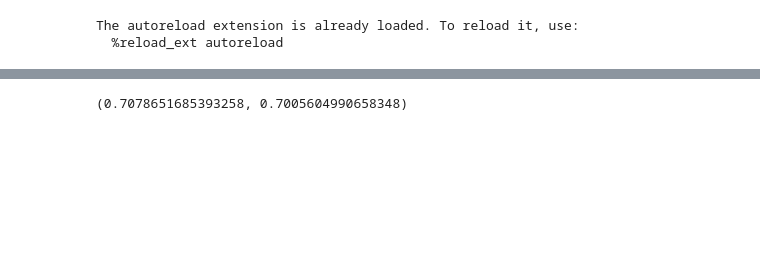
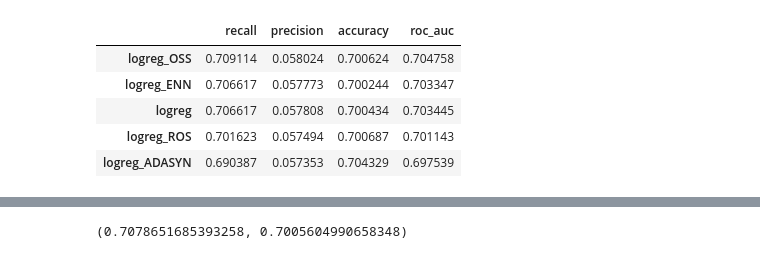
Before and after one commit to AlexChicote/BarcelonaAccidents2024, a Jupyter notebook: modeling/modellingBA.ipynb, the cells around one changed output, grey strips where cells are left out. Cells and saved outputs as stored; diff of their text form; code cells hidden in the pictures; blank space fills up the shorter version.

```diff
--- a/modeling/modellingBA.ipynb
+++ b/modeling/modellingBA.ipynb
@@ -3,14 +3,16 @@ import pandas as pd
 import numpy as np
 import pickle
 import random
+import matplotlib.pyplot as plt
 
 ##sklearn
 from sklearn.pipeline import Pipeline
 from sklearn.impute import SimpleImputer
 from sklearn.compose import ColumnTransformer
 from sklearn.preprocessing import MinMaxScaler,OrdinalEncoder,OneHotEncoder
-from sklearn.model_selection import train_test_split, GridSearchCV, StratifiedKFold
-from sklearn.metrics import accuracy_score, recall_score, precision_score, roc_auc_score
+from sklearn.model_selection import train_test_split, GridSearchCV, StratifiedKFold,RandomizedSearchCV
+from sklearn.metrics import accuracy_score, recall_score, precision_score
+from sklearn.metrics import roc_auc_score, roc_curve, ConfusionMatrixDisplay,confusion_matrix
 
 from sklearn.linear_model import LogisticRegression
 
@@ -29,14 +31,28 @@ model_dict
 
 oversamplers=fb2.oversamplings
 undersamplers=fb2.undersamplings
-metrics=fb2.metrics
+metric_dict=fb2.metrics
 model_dict['models']=fb2.models_dict
 model_dict['models']
 # model_dict['metrics']=[{'recall':recall_score}]
-model_dict['metrics']=metrics
+model_dict['metrics']=metric_dict
 num_features=[col[0] for col in model_dict['numerical_features'].items() if col[1]>1]
 cat_features=[col[0] for col in model_dict['categorical_features'].items() if col[1]>1]
 acc=pd.read_csv('./data/accidents_weather_eng_2023.csv')
+X=acc[num_features +cat_features]
+y=acc.target
+X_train, X_test, y_train, y_test = train_test_split(X,y,random_state=2024)
+numeric_transformer = Pipeline(
+    steps=[("imputer", SimpleImputer(strategy="median")), ("scaler", MinMaxScaler())]
+)
+categorical_transformer = Pipeline(
+    steps=[
+        ("encoder", OneHotEncoder(handle_unknown="ignore",drop='first'))
+    ]
+)
+preprocessor = ColumnTransformer(
+    transformers=[
+        ("num", numeric_transformer, num_features),
+        ("cat", categorical_transformer, cat_features),
+    ]
+)
-# %% [output]
-The autoreload extension is already loaded. To reload it, use:
-  %reload_ext autoreload
@@ -120,4 +114,11 @@ pd.concat([df_scores,df_scores_over,df_scores_under]).to_csv('df_results.csv')
 # %%
-import pandas as pd
 results=pd.read_csv('df_results.csv',index_col=[0])
-results.head()
+results[results.accuracy>0.7].sort_values('recall',ascending=False).head()
+#logreg is the clear winner
+# %% [output]
+|  | recall | precision | accuracy | roc_auc |
+| logreg_OSS | 0.709114 | 0.058024 | 0.700624 | 0.704758 |
+| logreg_ENN | 0.706617 | 0.057773 | 0.700244 | 0.703347 |
+| logreg | 0.706617 | 0.057808 | 0.700434 | 0.703445 |
+| logreg_ROS | 0.701623 | 0.057494 | 0.700687 | 0.701143 |
+| logreg_ADASYN | 0.690387 | 0.057353 | 0.704329 | 0.697539 |
```
Also changed, not shown: parts of 20 cells of this notebook.
